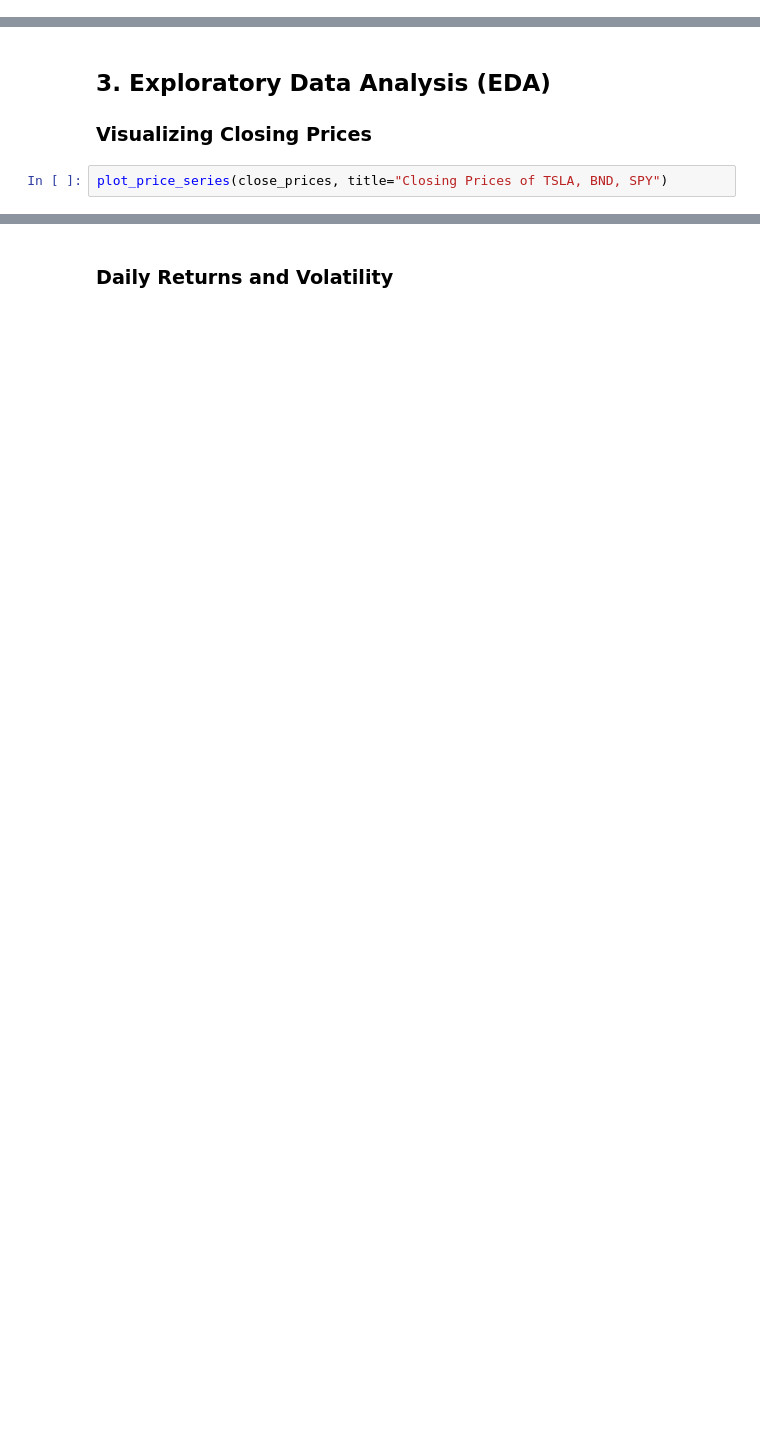
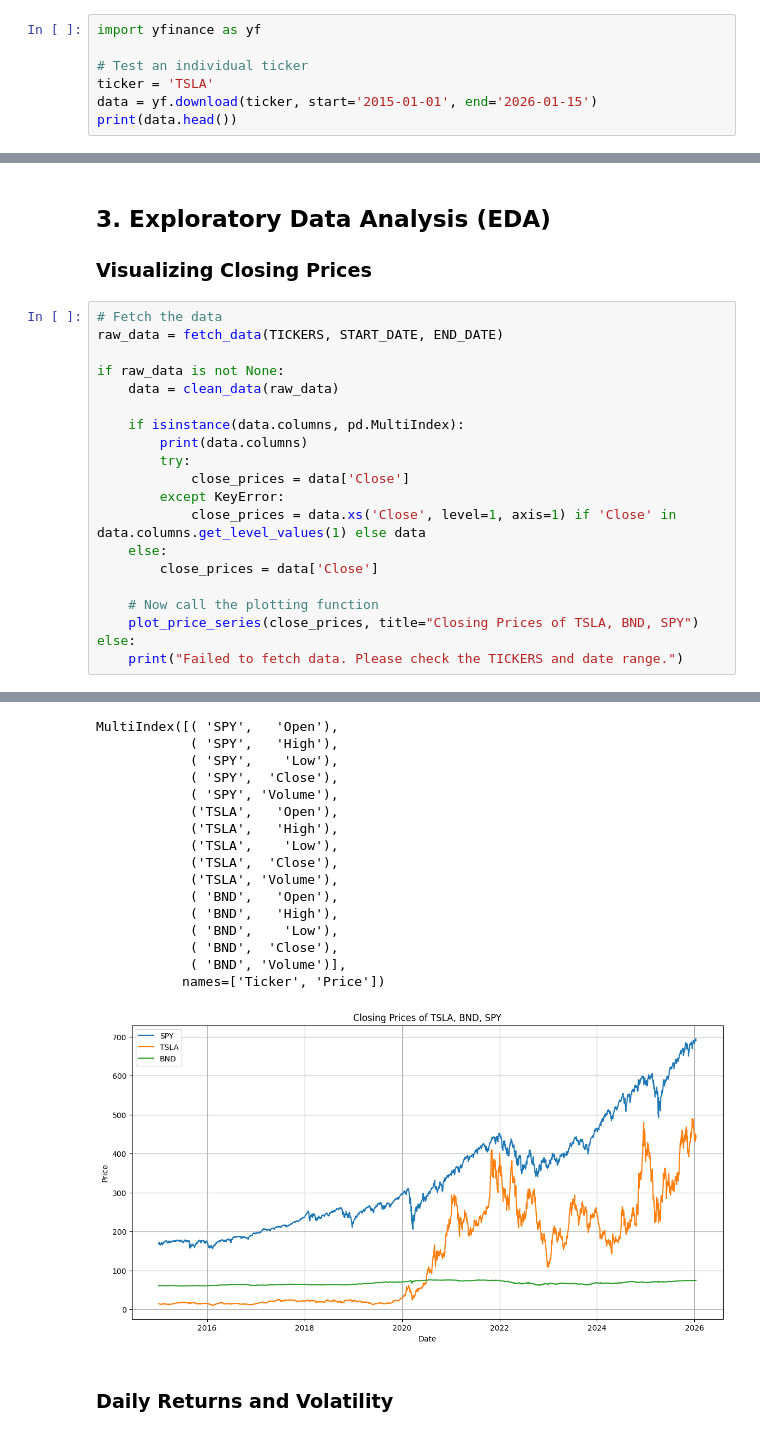
Before and after one commit to ruthasoll/Time-series-forecasting-for-portfolio-management-optimization, a Jupyter notebook: notebooks/EDA.ipynb, the cells around one changed output, grey strips where cells are left out. Saved outputs shown, nothing was run; the diff lists cells and outputs as text; blank space fills up the shorter version.

```diff
--- a/notebooks/EDA.ipynb
+++ b/notebooks/EDA.ipynb
@@ -4,3 +4,10 @@
 ## Objective
 Load, clean, and understand the data to prepare it for modeling.
 Focus on extracting financial data, cleaning it, and performing exploratory analysis.
+# %%
+import yfinance as yf
+
+# Test an individual ticker
+ticker = 'TSLA'
+data = yf.download(ticker, start='2015-01-01', end='2026-01-15')
+print(data.head())
@@ -56,5 +149,24 @@ close_prices.head()
 # %% [markdown]
 ## 3. Exploratory Data Analysis (EDA)
 ### Visualizing Closing Prices
-# %%
-plot_price_series(close_prices, title="Closing Prices of TSLA, BND, SPY")
+# %%
+# Fetch the data
+raw_data = fetch_data(TICKERS, START_DATE, END_DATE)
+
+if raw_data is not None:
+    data = clean_data(raw_data)
+
+    if isinstance(data.columns, pd.MultiIndex):
+        print(data.columns)
+        try:
+            close_prices = data['Close']
+        except KeyError:
+            close_prices = data.xs('Close', level=1, axis=1) if 'Close' in data.columns.get_level_values(1) else data
+    else:
+        close_prices = data['Close']
+
+    # Now call the plotting function
+    plot_price_series(close_prices, title="Closing Prices of TSLA, BND, SPY")
+else:
+    print("Failed to fetch data. Please check the TICKERS and date range.")
+# %% [output]
@@ -61,2 +176,19 @@ plot_price_series(close_prices, title="Closing Prices of TSLA, BND, SPY")
+MultiIndex([( 'SPY',   'Open'),
+            ( 'SPY',   'High'),
+            ( 'SPY',    'Low'),
+            ( 'SPY',  'Close'),
+            ( 'SPY', 'Volume'),
+            ('TSLA',   'Open'),
+            ('TSLA',   'High'),
+            ('TSLA',    'Low'),
+            ('TSLA',  'Close'),
+            ('TSLA', 'Volume'),
+            ( 'BND',   'Open'),
+            ( 'BND',   'High'),
+            ( 'BND',    'Low'),
+            ( 'BND',  'Close'),
+            ( 'BND', 'Volume')],
+           names=['Ticker', 'Price'])
+[figure, added]
 # %% [markdown]
 ### Daily Returns and Volatility
```
Also changed, not shown: parts of 10 cells of this notebook, 2 other files.
